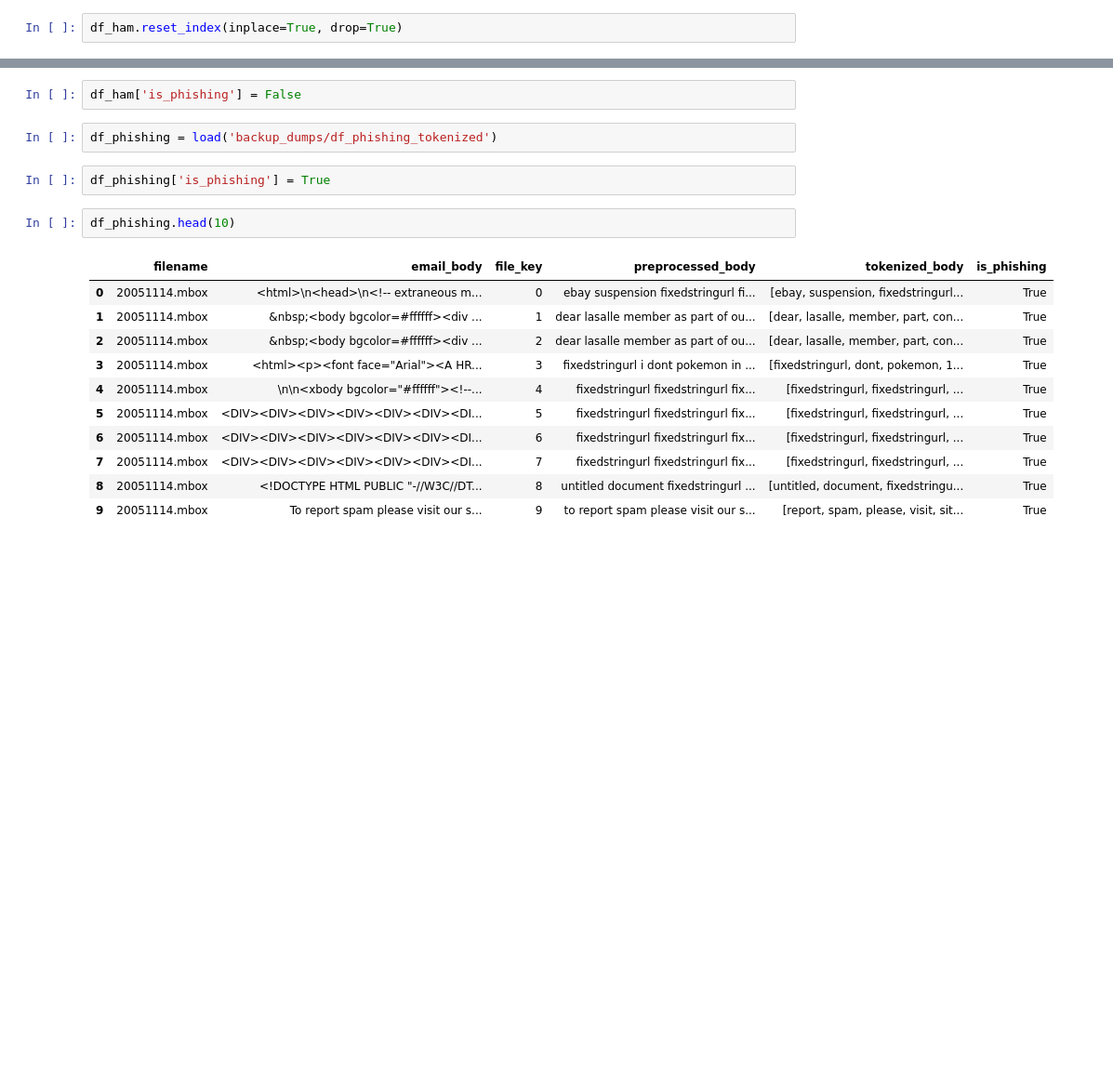
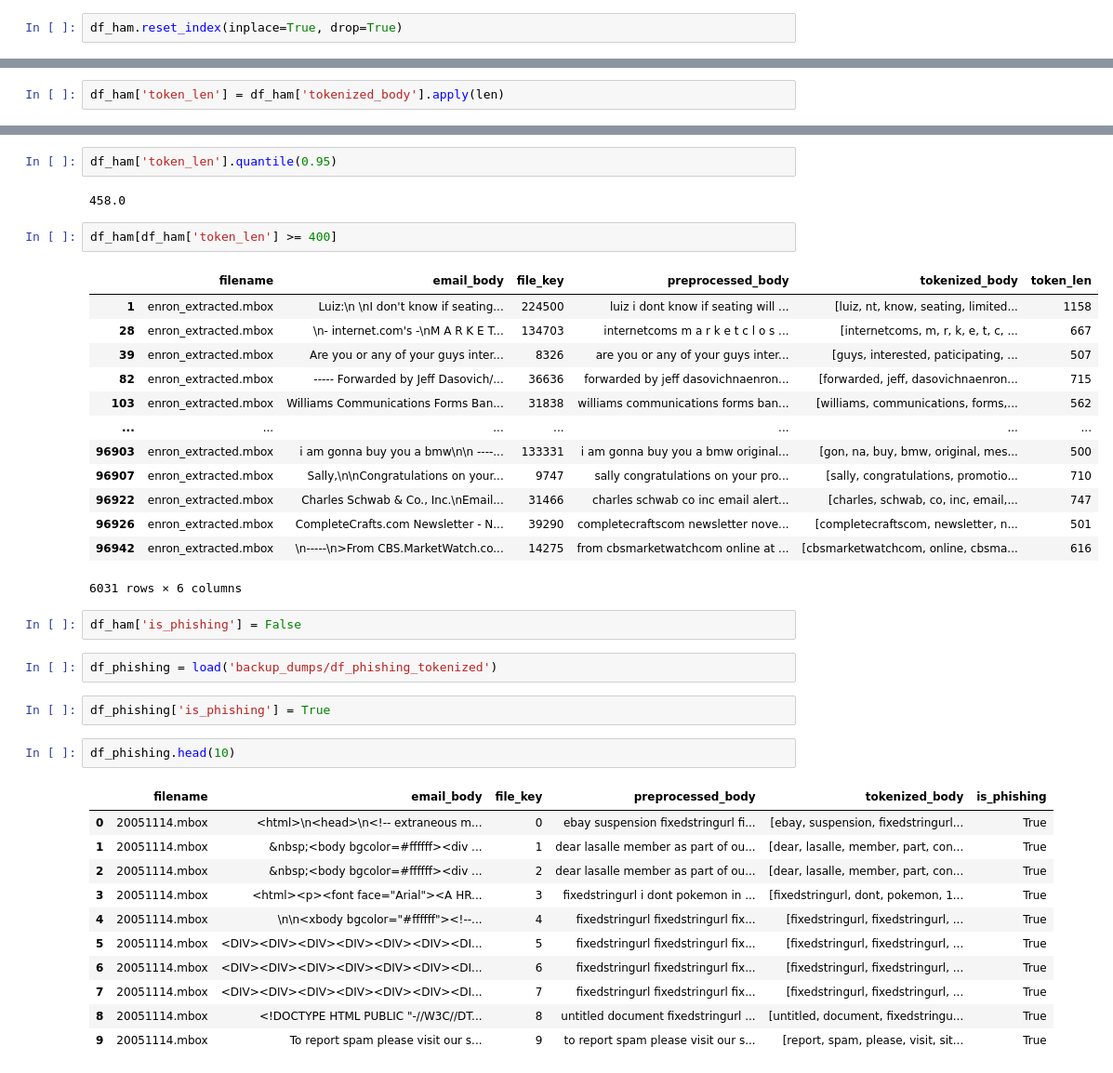
Before and after one commit to zxcvwrs/phishing-detection-DL-NLP, a Jupyter notebook: model.ipynb, the cells around one changed output, grey strips where cells are left out. Shown at 93% size. Drawn from its saved outputs; the diff is of its cells as text; blank space fills up the shorter version.

```diff
--- a/model.ipynb
+++ b/model.ipynb
@@ -66,0 +67,2 @@ memory usage: 585.5+ KB
+# %%
+df_ham['token_len'] = df_ham['tokenized_body'].apply(len)
@@ -67,3 +81,23 @@ memory usage: 585.5+ KB
+# %%
+df_ham['token_len'].quantile(0.95)
+# %% [output]
+458.0
+# %%
+df_ham[df_ham['token_len'] >= 400]
+# %% [output]
+|  | filename | email_body | file_key | preprocessed_body | tokenized_body | token_len |
+| 1 | enron_extracted.mbox | Luiz:\n \nI don't know if seating... | 224500 | luiz i dont know if seating will ... | [luiz, nt, know, seating, limited... | 1158 |
+| 28 | enron_extracted.mbox | \n- internet.com's -\nM A R K E T... | 134703 | internetcoms m a r k e t c l o s ... | [internetcoms, m, r, k, e, t, c, ... | 667 |
+| 39 | enron_extracted.mbox | Are you or any of your guys inter... | 8326 | are you or any of your guys inter... | [guys, interested, paticipating, ... | 507 |
+| 82 | enron_extracted.mbox | ----- Forwarded by Jeff Dasovich/... | 36636 | forwarded by jeff dasovichnaenron... | [forwarded, jeff, dasovichnaenron... | 715 |
+| 103 | enron_extracted.mbox | Williams Communications Forms Ban... | 31838 | williams communications forms ban... | [williams, communications, forms,... | 562 |
+| ... | ... | ... | ... | ... | ... | ... |
+| 96903 | enron_extracted.mbox | i am gonna buy you a bmw\n\n ----... | 133331 | i am gonna buy you a bmw original... | [gon, na, buy, bmw, original, mes... | 500 |
+| 96907 | enron_extracted.mbox | Sally,\n\nCongratulations on your... | 9747 | sally congratulations on your pro... | [sally, congratulations, promotio... | 710 |
+| 96922 | enron_extracted.mbox | Charles Schwab & Co., Inc.\nEmail... | 31466 | charles schwab co inc email alert... | [charles, schwab, co, inc, email,... | 747 |
+| 96926 | enron_extracted.mbox | CompleteCrafts.com Newsletter - N... | 39290 | completecraftscom newsletter nove... | [completecraftscom, newsletter, n... | 501 |
+| 96942 | enron_extracted.mbox | \n-----\n>From CBS.MarketWatch.co... | 14275 | from cbsmarketwatchcom online at ... | [cbsmarketwatchcom, online, cbsma... | 616 |
+6031 rows × 6 columns
 # %%
 df_ham['is_phishing'] = False
 # %%
```
Also changed, not shown: parts of 3 cells of this notebook.
